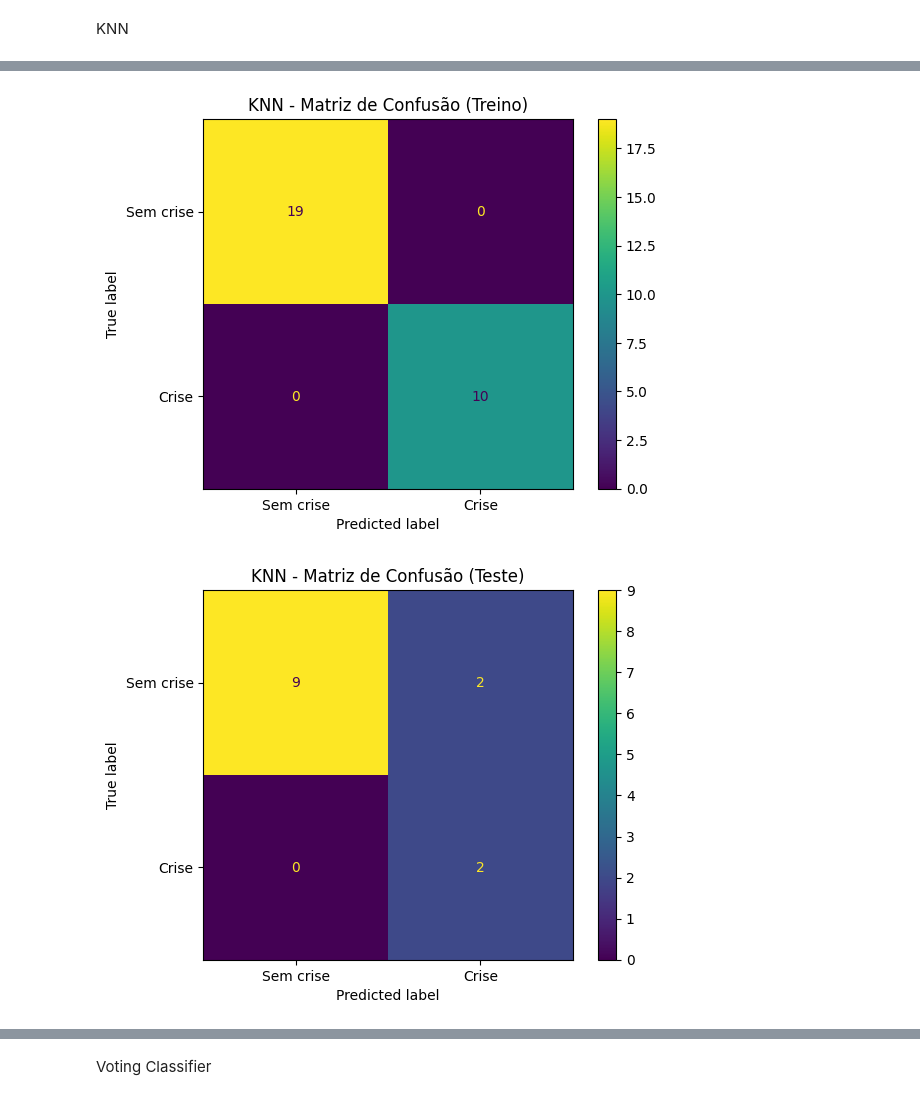
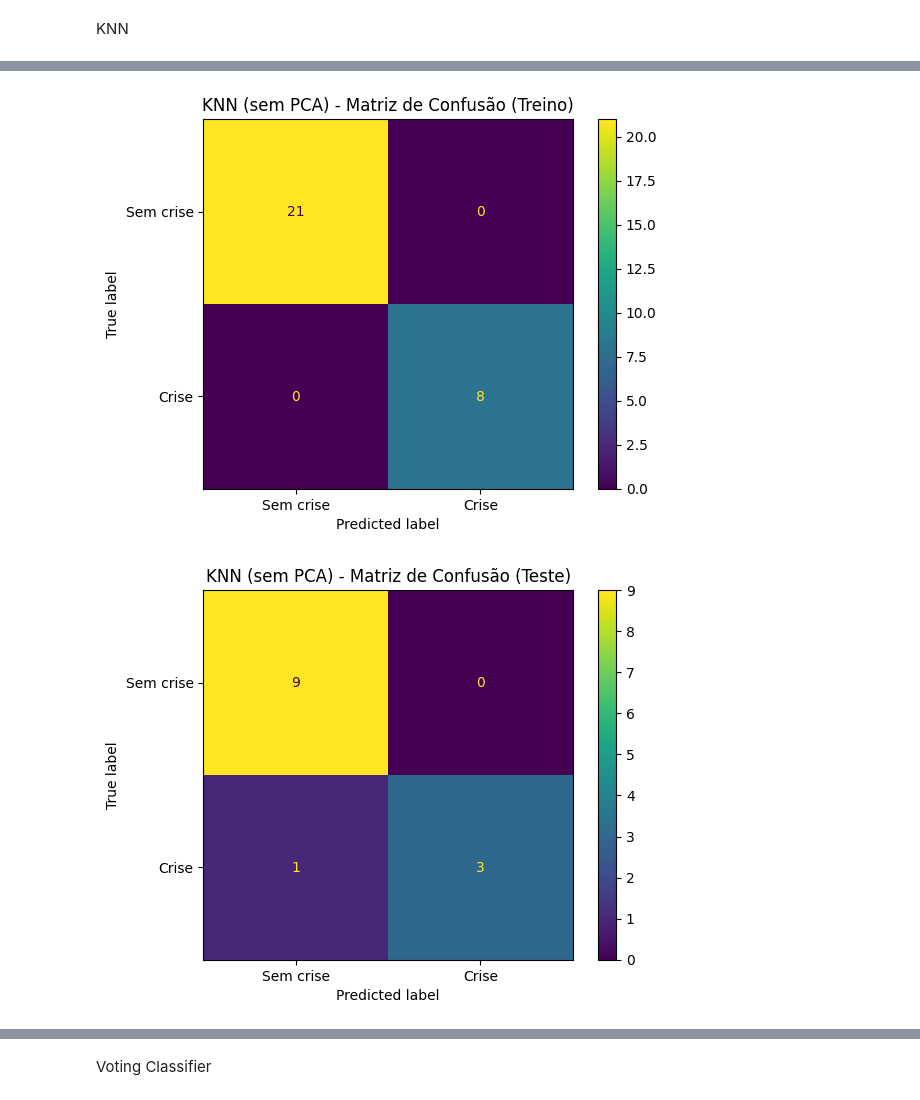
Before and after one commit to tcc-financial-crisis/clusterizacao, a Jupyter notebook: sprint1.ipynb, the cells around one changed output, grey strips where cells are left out. Drawn from its saved outputs; the diff is of its cells as text; code cells hidden in the pictures.

```diff
--- a/sprint1.ipynb
+++ b/sprint1.ipynb
@@ -38,15 +50,23 @@ Divisão entre dados de treino e teste
 # %%
 from sklearn.model_selection import train_test_split
 
-X = df_pca[features]
-y = df_pca["crisis_next_12m"]
+X_no_pca = df_no_pca[features]
+X_pca = df_pca[["pca_1", "pca_2"]]
+y = df_no_pca["crisis_next_12m"]
 
-X_train, X_test, y_train, y_test = train_test_split(
-    X,
+X_train_no_pca, X_test_no_pca, y_train_no_pca, y_test_no_pca = train_test_split(
+    X_no_pca,
     y,
     test_size=0.3,
     random_state=42
 )
+
+X_train_pca, X_test_pca, y_train_pca, y_test_pca = train_test_split(
+    X_pca,
+    y,
+    test_size=0.3,
+    random_state=42
+)
 # %% [markdown]
 Função base de treino, teste e plot dos modelos
 # %%
@@ -176,31 +242,51 @@ param_grid = {
     "model__metric": ["euclidean", "manhattan"]
 }
 
-# ===== GRID SEARCH =====
-grid = GridSearchCV(
+# ===== TREINAR SEM PCA =====
+grid_no_pca = GridSearchCV(
     knn_pipeline,
     param_grid,
     cv=5,
     scoring="f1",
     n_jobs=-1
 )
+grid_no_pca.fit(X_train_no_pca, y_train_no_pca)
 
-# ===== TREINAR =====
-grid.fit(X_train, y_train)
+best_knn_no_pca = grid_no_pca.best_estimator_
 
-# ===== MELHOR MODELO =====
-best_knn = grid.best_estimator_
+print("Melhores parâmetros (sem PCA):")
+print(grid_no_pca.best_params_)
 
-print("Melhores parâmetros:")
-print(grid.best_params_)
+avaliar_modelo(
+    best_knn_no_pca,
+    X_train_no_pca,
+    X_test_no_pca,
+    y_train_no_pca,
+    y_test_no_pca,
+    nome_modelo="KNN (sem PCA)"
+)
 
-# ===== AVALIAÇÃO =====
+# ===== TREINAR COM PCA =====
+grid_pca = GridSearchCV(
+    knn_pipeline,
+    param_grid,
+    cv=5,
+    scoring="f1",
+    n_jobs=-1
+)
+grid_pca.fit(X_train_pca, y_train_pca)
+
+best_knn_pca = grid_pca.best_estimator_
+
+print("Melhores parâmetros (PCA):")
+print(grid_pca.best_params_)
+
 avaliar_modelo(
-    best_knn,
-    X_train,
-    X_test,
-    y_train,
-    y_test,
-    nome_modelo="KNN"
+    best_knn_pca,
+    X_train_pca,
+    X_test_pca,
+    y_train_pca,
+    y_test_pca,
+    nome_modelo="KNN (PCA)"
 )
 # %% [output]
@@ -221,2 +307,2 @@ weighted avg       0.92      0.85      0.86        13
-[figure, old version]
+[figure, new version]
-[figure, old version]
+[figure, new version]
```
Also changed, not shown: parts of 5 cells of this notebook.
